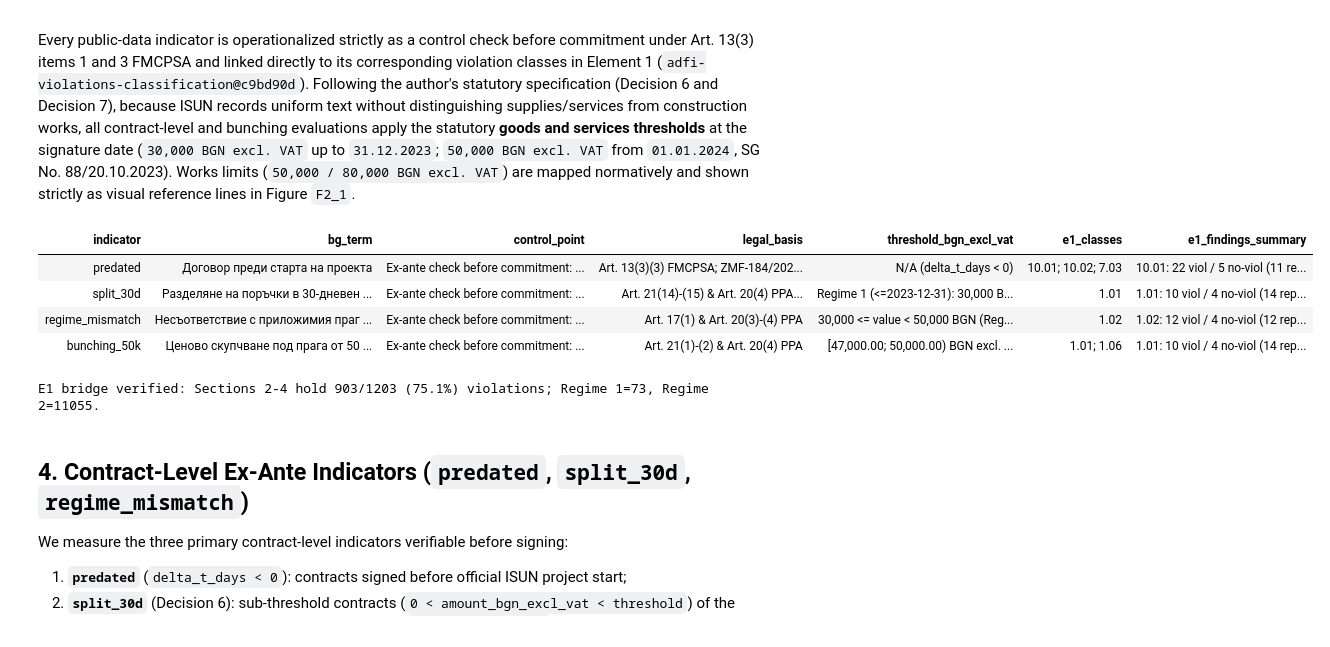
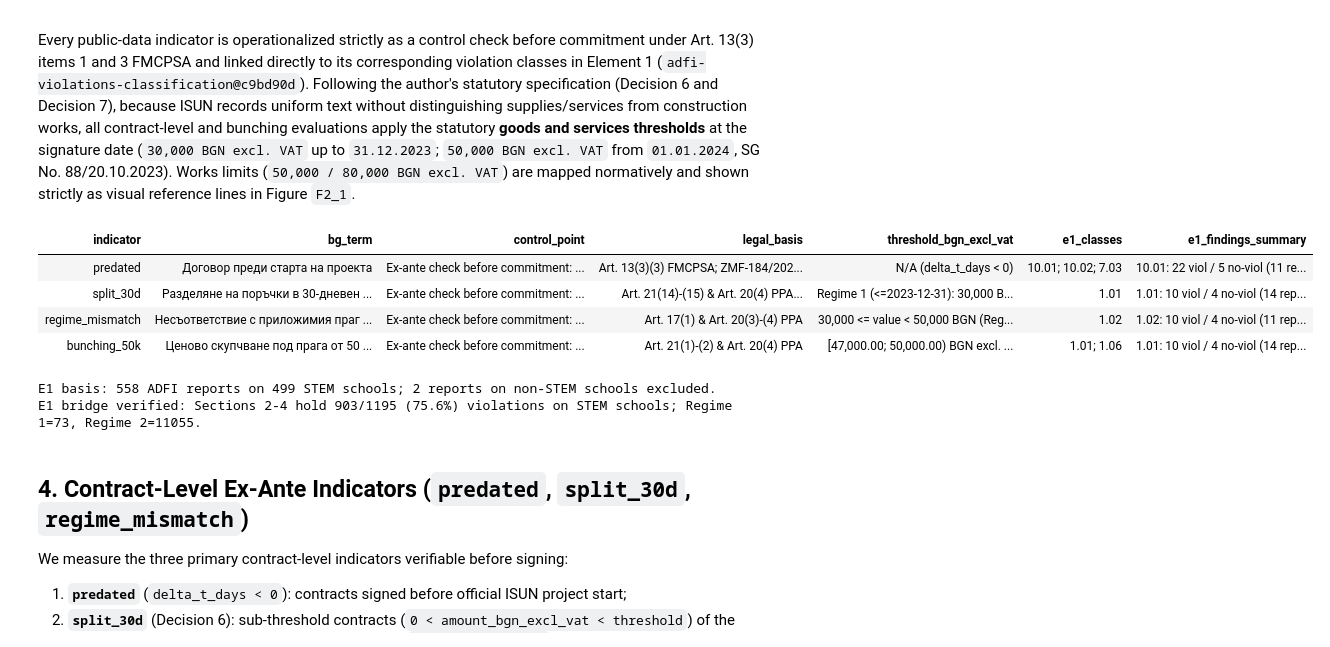
Before and after one commit to beluhov/stem-public-data-indicators, a Jupyter notebook: STEM_Public_Data_Indicators.ipynb, the cells around one changed output. Cells and saved outputs as stored; diff of their text form; code cells hidden in the pictures.

```diff
--- a/STEM_Public_Data_Indicators.ipynb
+++ b/STEM_Public_Data_Indicators.ipynb
@@ -279,8 +279,33 @@ cls_summary_e1 = classifier_classes.set_index("class_index")
 total_e1_rows = int(pd.to_numeric(classifier_classes["rows_total"]).sum())
 total_e1_viol = int(pd.to_numeric(classifier_classes["rows_violation"]).sum())
 total_e1_nv = int(pd.to_numeric(classifier_classes["rows_no_violation"]).sum())
-sec_24_viol = int(pd.to_numeric(classifier_classes.loc[classifier_classes["section_no"].isin(["2", "3", "4"]), "rows_violation"]).sum())
 assert total_e1_rows == 1824 and total_e1_viol == 1203 and total_e1_nv == 621
+
+# E1 restricted to the ADFI reports on STEM schools of this procedure (school_in_stem in adfi_matches.csv).
+adfi_match = pd.read_csv(DERIVED_DIR / "adfi_matches.csv", dtype=str, keep_default_na=False)
+
+
+def report_norm(key):
+    key = re.sub(r"\.md$", "", key)
+    return re.sub(r"[^0-9A-Za-zА-Яа-я/\-\[\]]", "", key).replace("Доклад", "").replace("pdf", "")
+
+
+adfi_match["rk"] = adfi_match["report_key"].map(report_norm)
+assert not adfi_match["rk"].duplicated().any()
+e1_rows = adfi_cls.assign(rk=adfi_cls["report_id"].map(report_norm)).merge(
+    adfi_match[["rk", "school_in_stem", "school_bulstat"]], on="rk", how="left", validate="many_to_one")
+assert e1_rows["school_in_stem"].notna().all() and len(e1_rows) == total_e1_rows
+e1_rows["is_violation"] = e1_rows["outcome"].str.startswith("violation")
+e1_rows["section_no"] = e1_rows["class_index"].map(cls_summary_e1["section_no"])
+e1_stem = e1_rows[e1_rows["school_in_stem"] == "True"]
+stem_reports = adfi_match[adfi_match["school_in_stem"] == "True"]
+n_e1_reports = int(len(stem_reports))
+n_e1_schools = int(stem_reports["school_bulstat"].nunique())
+n_e1_excluded = int((adfi_match["school_in_stem"] != "True").sum())
+stem_e1_rows = int(len(e1_stem))
+stem_e1_viol = int(e1_stem["is_violation"].sum())
+stem_e1_nv = stem_e1_rows - stem_e1_viol
+sec_24_viol = int(e1_stem.loc[e1_stem["section_no"].isin(["2", "3", "4"]), "is_violation"].sum())
 
 sig_dt = pd.to_datetime(contracts["signature_date"])
 contracts["regime"] = np.where(sig_dt <= pd.Timestamp(REGIME_1_CUTOFF), 1, 2)
@@ -291,8 +316,9 @@ assert n_reg1 == 73 and n_reg2 == 11055
 def e1_counts(idx_list):
     parts = []
     for ci in idx_list:
-        r = cls_summary_e1.loc[ci]
-        parts.append(f"{ci}: {r['rows_violation']} viol / {r['rows_no_violation']} no-viol ({r['reports']} reports)")
+        r = e1_stem[e1_stem["class_index"] == ci]
+        v = int(r["is_violation"].sum())
+        parts.append(f"{ci}: {v} viol / {len(r) - v} no-viol ({r['report_id'].nunique()} reports)")
     return "; ".join(parts)
 
 concepts_rows = [
@@ -317,40 +343,42 @@ concepts_rows = [
     {
         "indicator": "regime_mismatch",
         "bg_term": "Несъответствие с приложимия праг по Режим 1",
         "control_point": "Ex-ante check before commitment: statutory threshold at signature date",
         "legal_basis": "Art. 17(1) & Art. 20(3)-(4) PPA",
         "threshold_bgn_excl_vat": "30,000 <= value < 50,000 BGN (Regime 1); >=50,000 tracked alongside",
         "e1_classes": "1.02",
         "e1_findings_summary": e1_counts(["1.02"]),
     },
     {
         "indicator": "bunching_50k",
         "bg_term": "Ценово скупчване под прага от 50 000 лв.",
         "control_point": "Ex-ante check before commitment: market-tested estimated value",
         "legal_basis": "Art. 21(1)-(2) & Art. 20(4) PPA",
         "threshold_bgn_excl_vat": "[47,000.00; 50,000.00) BGN excl. VAT under Regime 2 (works 50k/80k shown in F2_1 only)",
         "e1_classes": "1.01; 1.06",
         "e1_findings_summary": e1_counts(["1.01", "1.06"]),
     },
 ]
 concepts_df = pd.DataFrame(concepts_rows)
 concepts_df.to_csv(DERIVED_DIR / "concepts_mapping.csv", index=False, encoding="utf-8", lineterminator="\n")
 display(concepts_df.style.hide(axis="index"))
 
-record_conclusion("Section 3", "e1_bridge", "E1 reports in register", int(len(adfi_meta)))
-record_conclusion("Section 3", "e1_bridge", "E1 classified rows (violation / no violation)", f"{total_e1_rows} ({total_e1_viol} / {total_e1_nv})")
-record_conclusion("Section 3", "e1_bridge", "E1 documentation sections 2-4 violation share", f"{sec_24_viol / total_e1_viol:.6f}")
+record_conclusion("Section 3", "e1_bridge", "E1 reports on STEM schools", n_e1_reports)
+record_conclusion("Section 3", "e1_bridge", "E1 classified rows on STEM schools (violation / no violation)", f"{stem_e1_rows} ({stem_e1_viol} / {stem_e1_nv})")
+record_conclusion("Section 3", "e1_bridge", "E1 documentation sections 2-4 violation share", f"{sec_24_viol / stem_e1_viol:.6f}")
 record_conclusion("Section 3", "e1_bridge", "contracts under Regime 1 (up to 31.12.2023)", n_reg1)
 record_conclusion("Section 3", "e1_bridge", "contracts under Regime 2 (from 01.01.2024)", n_reg2)
 flush_conclusions()
-print(f"E1 bridge verified: Sections 2-4 hold {sec_24_viol}/{total_e1_viol} ({sec_24_viol/total_e1_viol:.1%}) violations; Regime 1={n_reg1}, Regime 2={n_reg2}.")
+print(f"E1 basis: {n_e1_reports} ADFI reports on {n_e1_schools} STEM schools; {n_e1_excluded} reports on non-STEM schools excluded.")
+print(f"E1 bridge verified: Sections 2-4 hold {sec_24_viol}/{stem_e1_viol} ({sec_24_viol/stem_e1_viol:.1%}) violations on STEM schools; Regime 1={n_reg1}, Regime 2={n_reg2}.")
 # %% [output]
 | indicator | bg_term | control_point | legal_basis | threshold_bgn_excl_vat | e1_classes | e1_findings_summary |
 | predated | Договор преди старта на проекта | Ex-ante check before commitment: ... | Art. 13(3)(3) FMCPSA; ZMF-184/202... | N/A (delta_t_days < 0) | 10.01; 10.02; 7.03 | 10.01: 22 viol / 5 no-viol (11 re... |
 | split_30d | Разделяне на поръчки в 30-дневен ... | Ex-ante check before commitment: ... | Art. 21(14)-(15) & Art. 20(4) PPA... | Regime 1 (<=2023-12-31): 30,000 B... | 1.01 | 1.01: 10 viol / 4 no-viol (14 rep... |
-| regime_mismatch | Несъответствие с приложимия праг ... | Ex-ante check before commitment: ... | Art. 17(1) & Art. 20(3)-(4) PPA | 30,000 <= value < 50,000 BGN (Reg... | 1.02 | 1.02: 12 viol / 4 no-viol (12 rep... |
+| regime_mismatch | Несъответствие с приложимия праг ... | Ex-ante check before commitment: ... | Art. 17(1) & Art. 20(3)-(4) PPA | 30,000 <= value < 50,000 BGN (Reg... | 1.02 | 1.02: 10 viol / 4 no-viol (11 rep... |
 | bunching_50k | Ценово скупчване под прага от 50 ... | Ex-ante check before commitment: ... | Art. 21(1)-(2) & Art. 20(4) PPA | [47,000.00; 50,000.00) BGN excl. ... | 1.01; 1.06 | 1.01: 10 viol / 4 no-viol (14 rep... |
-E1 bridge verified: Sections 2-4 hold 903/1203 (75.1%) violations; Regime 1=73, Regime 2=11055.
+E1 basis: 558 ADFI reports on 499 STEM schools; 2 reports on non-STEM schools excluded.
+E1 bridge verified: Sections 2-4 hold 903/1195 (75.6%) violations on STEM schools; Regime 1=73, Regime 2=11055.
 # %% [markdown]
 ## 4. Contract-Level Ex-Ante Indicators (`predated`, `split_30d`, `regime_mismatch`)
 
```
Also changed, not shown: parts of 4 cells of this notebook, 5 other files.
